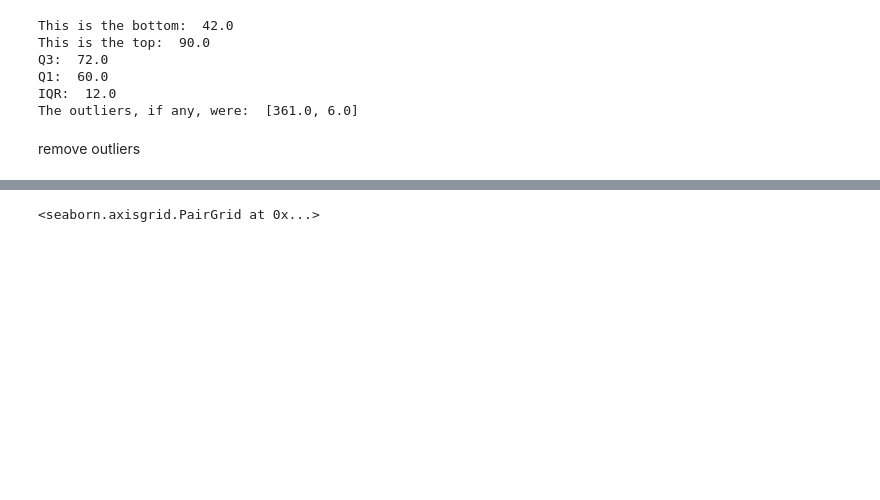
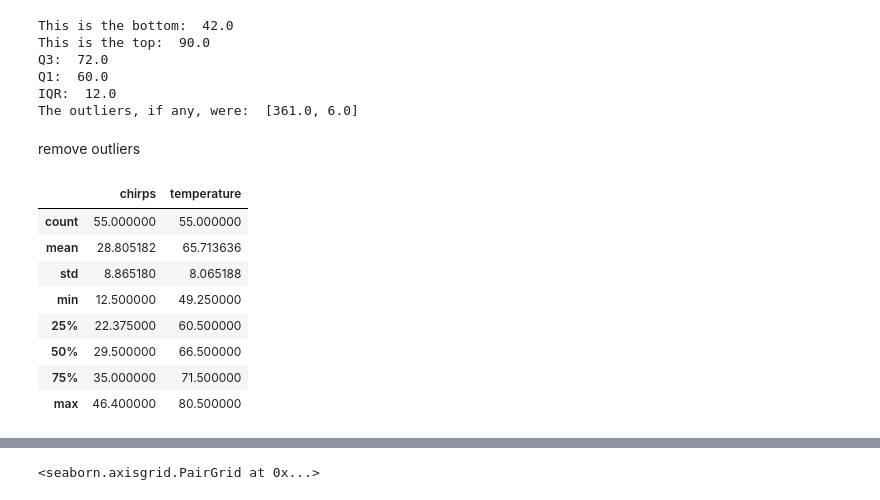
Before and after one commit to robert-daniels/Projects, a Jupyter notebook: DS_210/final/final.ipynb, the cells around one changed output, grey strips where cells are left out. Cells and saved outputs as stored; diff of their text form; code cells hidden in the pictures; blank space fills up the shorter version.

```diff
--- a/DS_210/final/final.ipynb
+++ b/DS_210/final/final.ipynb
@@ -132,3 +132,15 @@ remove outliers
 # %%
 df = df[df.chirps < 361]
 df = df[df.temperature > 6]
+# %%
+df.describe()
+# %% [output]
+|  | chirps | temperature |
+| count | 55.000000 | 55.000000 |
+| mean | 28.805182 | 65.713636 |
+| std | 8.865180 | 8.065188 |
+| min | 12.500000 | 49.250000 |
+| 25% | 22.375000 | 60.500000 |
+| 50% | 29.500000 | 66.500000 |
+| 75% | 35.000000 | 71.500000 |
+| max | 46.400000 | 80.500000 |
```
Also changed, not shown: parts of 2 cells of this notebook, 1 other file.
